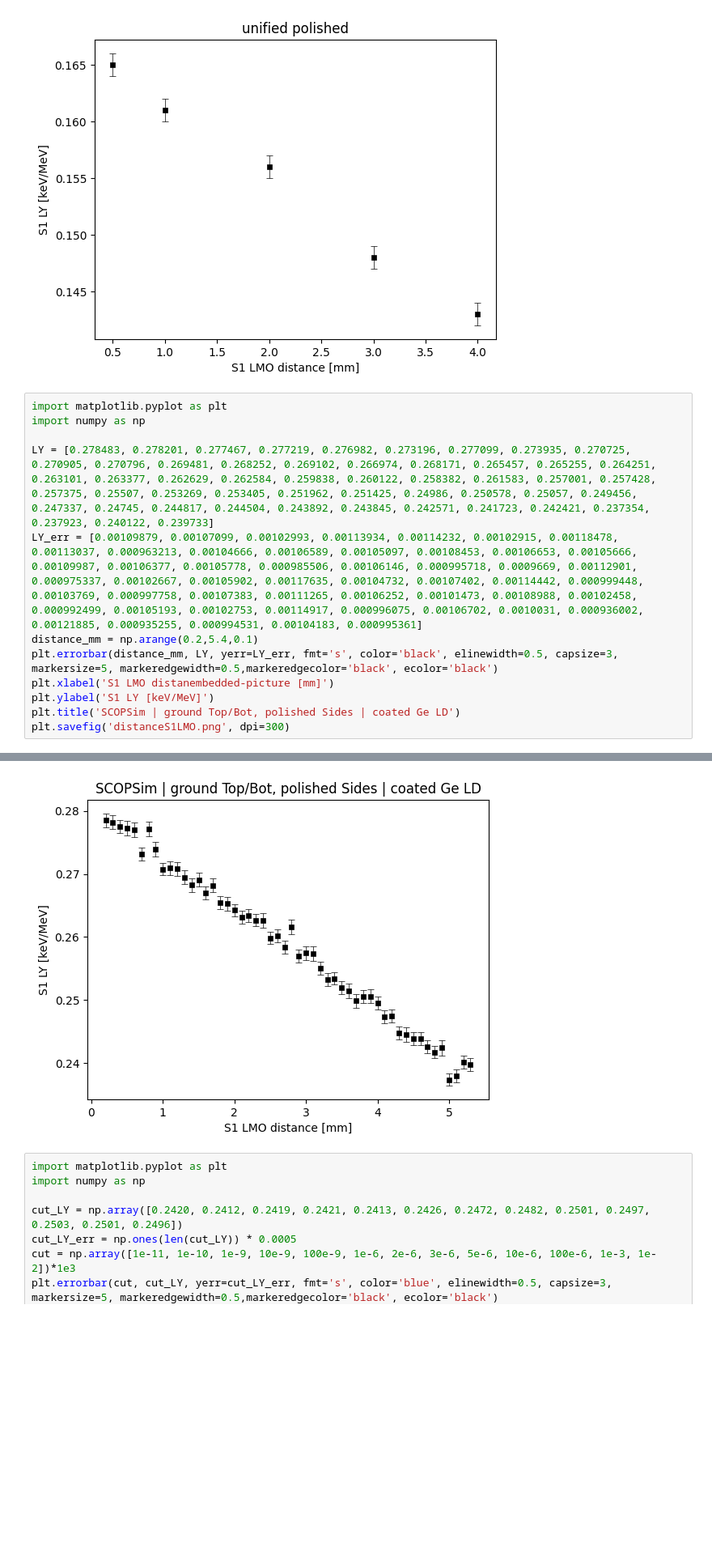
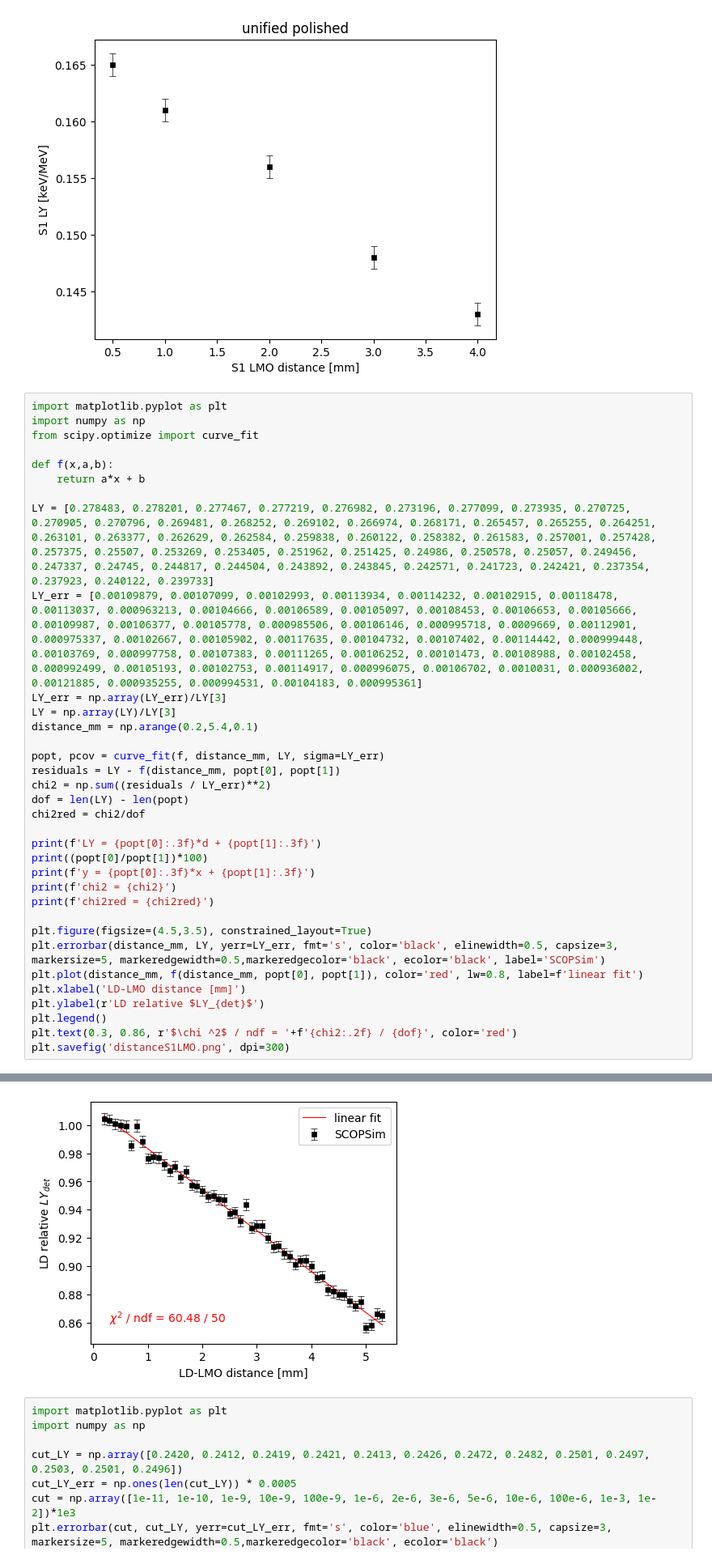
Before and after one commit to ahuber33/CUPID_LP2IB, a Jupyter notebook: PYTHON/data_Leonard.ipynb, the cells around one changed output, grey strips where cells are left out. Shown at 81% size. Cells and saved outputs as stored; diff of their text form; blank space fills up the shorter version.

```diff
--- a/PYTHON/data_Leonard.ipynb
+++ b/PYTHON/data_Leonard.ipynb
@@ -316,13 +330,35 @@ Text(0.5, 1.0, 'unified polished')
 # %%
 import matplotlib.pyplot as plt
 import numpy as np
+from scipy.optimize import curve_fit
+
+def f(x,a,b):
+    return a*x + b
 
 LY = [0.278483, 0.278201, 0.277467, 0.277219, 0.276982, 0.273196, 0.277099, 0.273935, 0.270725, 0.270905, 0.270796, 0.269481, 0.268252, 0.269102, 0.266974, 0.268171, 0.265457, 0.265255, 0.264251, 0.263101, 0.263377, 0.262629, 0.262584, 0.259838, 0.260122, 0.258382, 0.261583, 0.257001, 0.257428, 0.257375, 0.25507, 0.253269, 0.253405, 0.251962, 0.251425, 0.24986, 0.250578, 0.25057, 0.249456, 0.247337, 0.24745, 0.244817, 0.244504, 0.243892, 0.243845, 0.242571, 0.241723, 0.242421, 0.237354, 0.237923, 0.240122, 0.239733]
 LY_err = [0.00109879, 0.00107099, 0.00102993, 0.00113934, 0.00114232, 0.00102915, 0.00118478, 0.00113037, 0.000963213, 0.00104666, 0.00106589, 0.00105097, 0.00108453, 0.00106653, 0.00105666, 0.00109987, 0.00106377, 0.00105778, 0.000985506, 0.00106146, 0.000995718, 0.0009669, 0.00112901, 0.000975337, 0.00102667, 0.00105902, 0.00117635, 0.00104732, 0.00107402, 0.00114442, 0.000999448, 0.00103769, 0.000997758, 0.00107383, 0.00111265, 0.00106252, 0.00101473, 0.00108988, 0.00102458, 0.000992499, 0.00105193, 0.00102753, 0.00114917, 0.000996075, 0.00106702, 0.0010031, 0.000936002, 0.00121885, 0.000935255, 0.000994531, 0.00104183, 0.000995361]
+LY_err = np.array(LY_err)/LY[3]
+LY = np.array(LY)/LY[3]
 distance_mm = np.arange(0.2,5.4,0.1)
-plt.errorbar(distance_mm, LY, yerr=LY_err, fmt='s', color='black', elinewidth=0.5, capsize=3, markersize=5, markeredgewidth=0.5,markeredgecolor='black', ecolor='black')
-plt.xlabel('S1 LMO distanembedded-picture [mm]')
-plt.ylabel('S1 LY [keV/MeV]')
-plt.title('SCOPSim | ground Top/Bot, polished Sides | coated Ge LD')
+
+popt, pcov = curve_fit(f, distance_mm, LY, sigma=LY_err)
+residuals = LY - f(distance_mm, popt[0], popt[1])
+chi2 = np.sum((residuals / LY_err)**2)
+dof = len(LY) - len(popt)
+chi2red = chi2/dof
+
+print(f'LY = {popt[0]:.3f}*d + {popt[1]:.3f}')
+print((popt[0]/popt[1])*100)
+print(f'y = {popt[0]:.3f}*x + {popt[1]:.3f}')
+print(f'chi2 = {chi2}')
+print(f'chi2red = {chi2red}')
+
+plt.figure(figsize=(4.5,3.5), constrained_layout=True)
+plt.errorbar(distance_mm, LY, yerr=LY_err, fmt='s', color='black', elinewidth=0.5, capsize=3, markersize=5, markeredgewidth=0.5,markeredgecolor='black', ecolor='black', label='SCOPSim')
+plt.plot(distance_mm, f(distance_mm, popt[0], popt[1]), color='red', lw=0.8, label=f'linear fit')
+plt.xlabel('LD-LMO distance [mm]')
+plt.ylabel(r'LD relative $LY_{det}$')
+plt.legend()
+plt.text(0.3, 0.86, r'$\chi ^2$ / ndf = '+f'{chi2:.2f} / {dof}', color='red')
 plt.savefig('distanceS1LMO.png', dpi=300)
 # %% [output]
@@ -329,4 +370,4 @@ plt.savefig('distanceS1LMO.png', dpi=300)
-[figure, old version]
+[figure, new version]
 # %%
 import matplotlib.pyplot as plt
 import numpy as np
```
Also changed, not shown: parts of 7 cells of this notebook, 13 other files.
